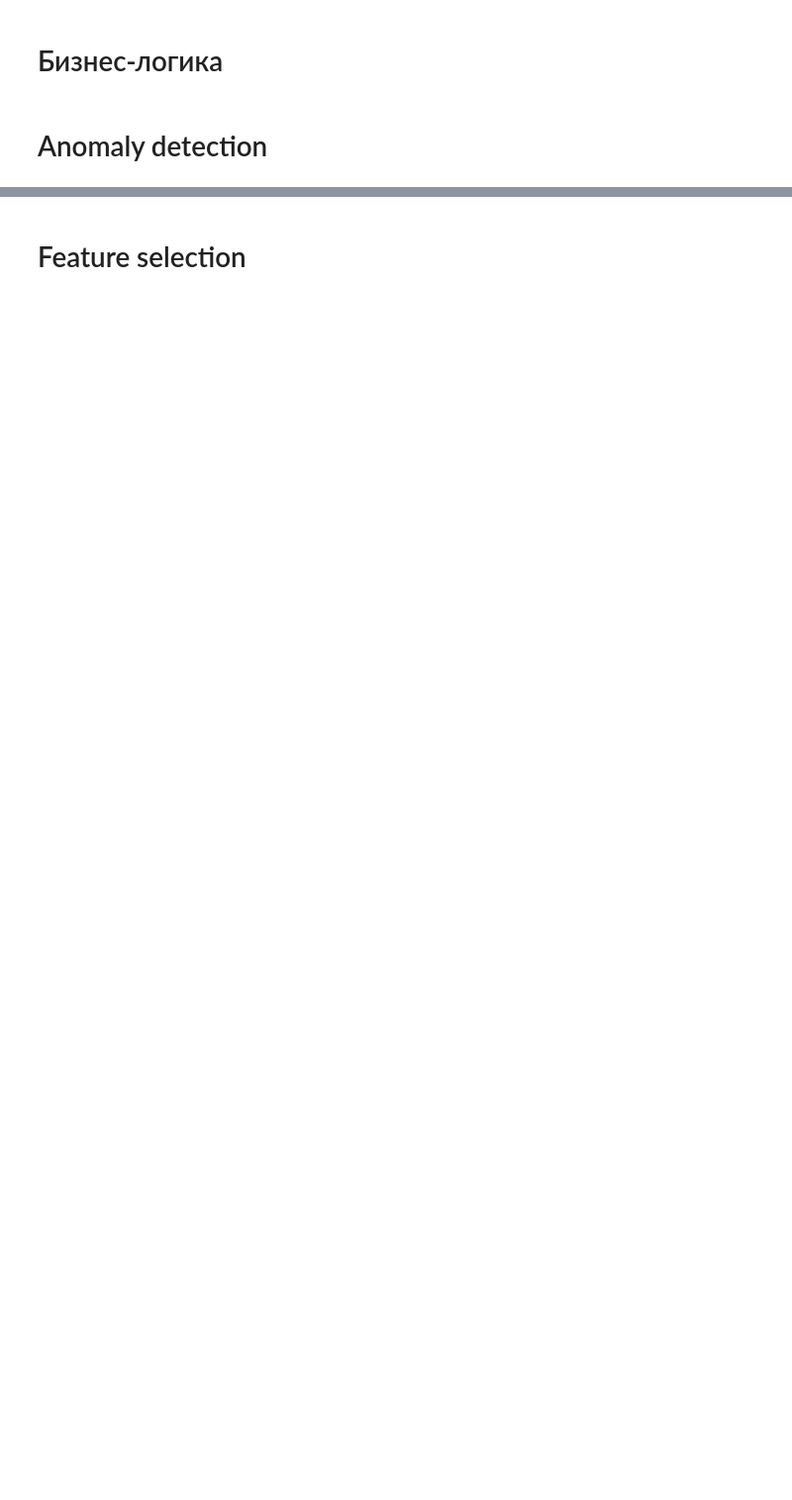
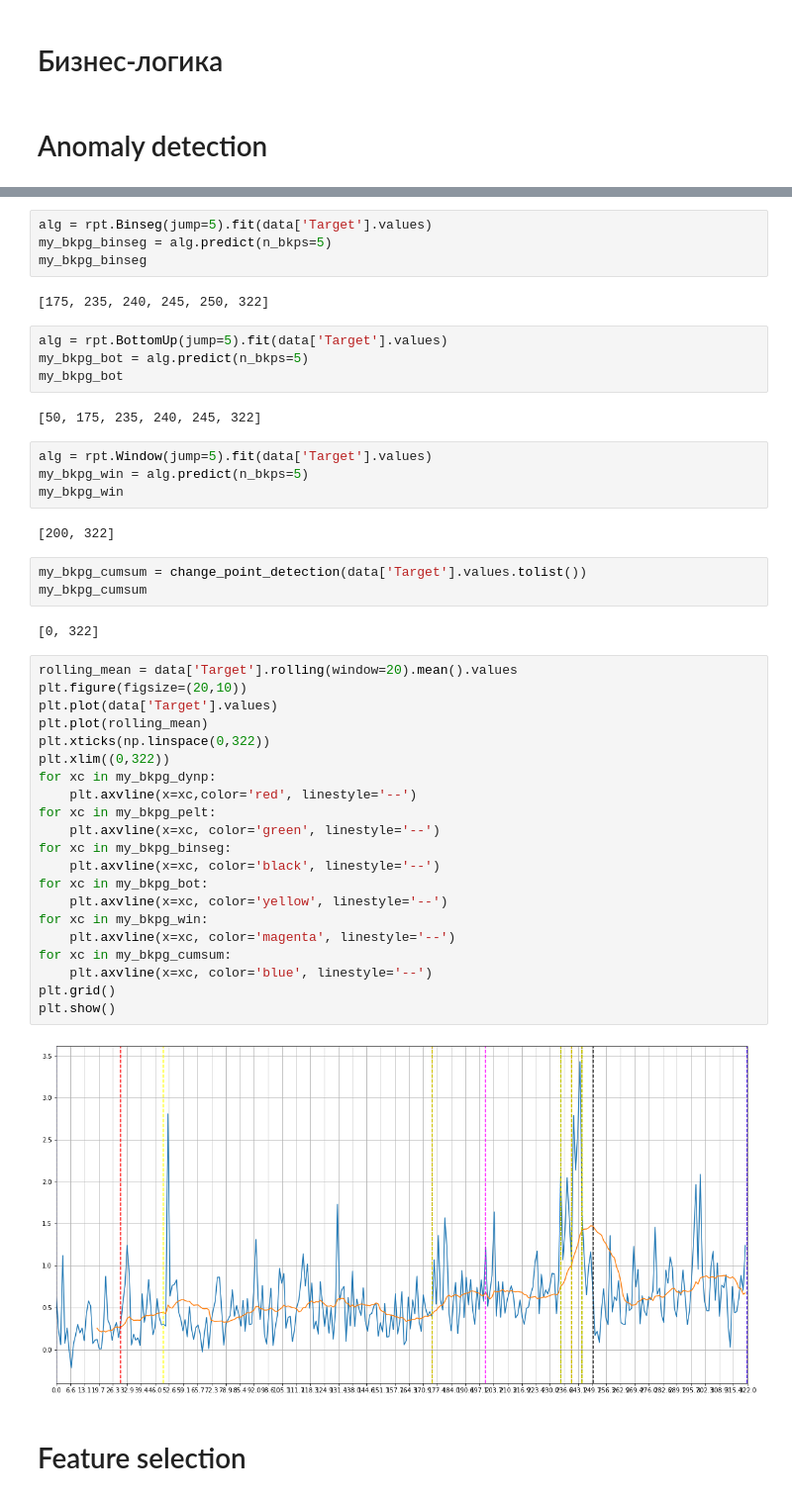
Before and after one commit to Penitto/StochProcs3, a Jupyter notebook: Proj.ipynb, the cells around one changed output, grey strips where cells are left out. Shown at 99% size. Saved outputs shown, nothing was run; the diff lists cells and outputs as text; blank space fills up the shorter version.

Commit message:
Change point detection algo comparing

```diff
--- a/Proj.ipynb
+++ b/Proj.ipynb
@@ -155,2 +91,48 @@ test['weekday'] = test.index.weekday
+# %%
+alg = rpt.Binseg(jump=5).fit(data['Target'].values)
+my_bkpg_binseg = alg.predict(n_bkps=5)
+my_bkpg_binseg
+# %% [output]
+[175, 235, 240, 245, 250, 322]
+# %%
+alg = rpt.BottomUp(jump=5).fit(data['Target'].values)
+my_bkpg_bot = alg.predict(n_bkps=5)
+my_bkpg_bot
+# %% [output]
+[50, 175, 235, 240, 245, 322]
+# %%
+alg = rpt.Window(jump=5).fit(data['Target'].values)
+my_bkpg_win = alg.predict(n_bkps=5)
+my_bkpg_win
+# %% [output]
+[200, 322]
+# %%
+my_bkpg_cumsum = change_point_detection(data['Target'].values.tolist())
+my_bkpg_cumsum
+# %% [output]
+[0, 322]
+# %%
+rolling_mean = data['Target'].rolling(window=20).mean().values
+plt.figure(figsize=(20,10))
+plt.plot(data['Target'].values)
+plt.plot(rolling_mean)
+plt.xticks(np.linspace(0,322))
+plt.xlim((0,322))
+for xc in my_bkpg_dynp:
+    plt.axvline(x=xc,color='red', linestyle='--')
+for xc in my_bkpg_pelt:
+    plt.axvline(x=xc, color='green', linestyle='--')
+for xc in my_bkpg_binseg:
+    plt.axvline(x=xc, color='black', linestyle='--')
+for xc in my_bkpg_bot:
+    plt.axvline(x=xc, color='yellow', linestyle='--')
+for xc in my_bkpg_win:
+    plt.axvline(x=xc, color='magenta', linestyle='--')
+for xc in my_bkpg_cumsum:
+    plt.axvline(x=xc, color='blue', linestyle='--')
+plt.grid()
+plt.show()
+# %% [output]
+[figure, added]
 # %% [markdown]
 # Feature selection
```
Also changed, not shown: parts of 14 cells of this notebook.
